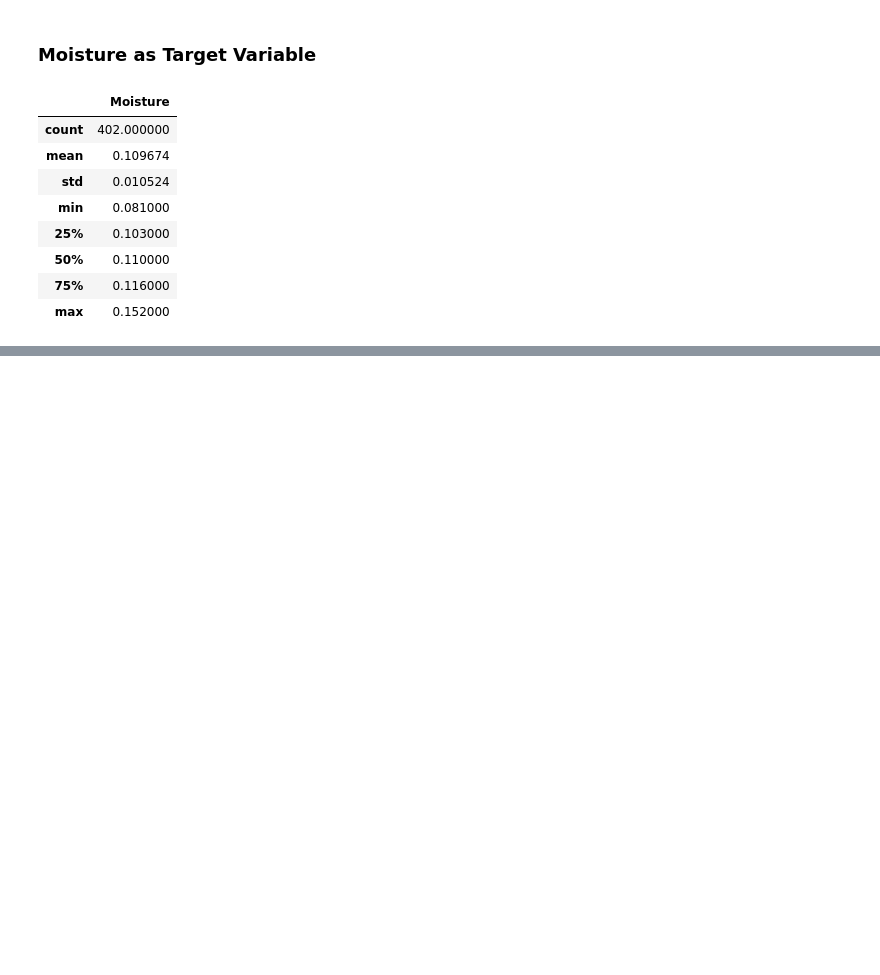
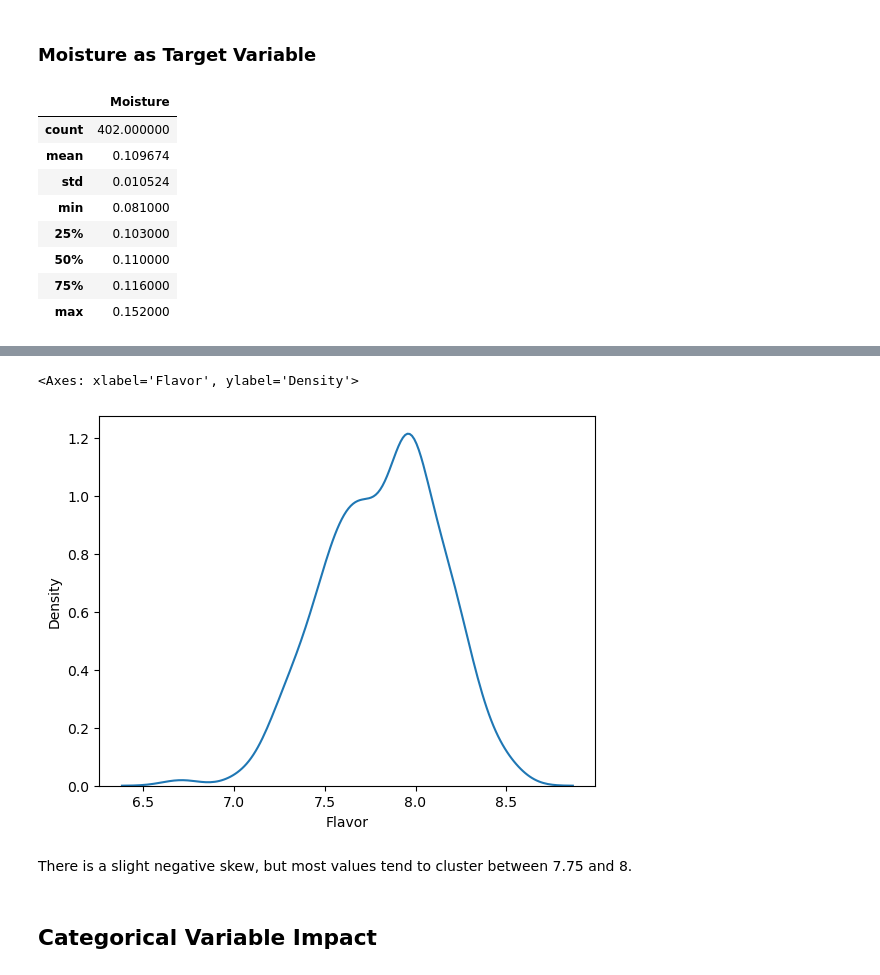
Before and after one commit to ashritakodali/coffee_quality_analysis, a Jupyter notebook: linear_regression.ipynb, the cells around one changed output, grey strips where cells are left out. Cells and saved outputs as stored; diff of their text form; code cells hidden in the pictures; blank space fills up the shorter version.

```diff
--- a/linear_regression.ipynb
+++ b/linear_regression.ipynb
@@ -65,0 +116,9 @@ coffee[['Moisture']].describe()
+# %%
+sns.kdeplot(good['Flavor'])
+# %% [output]
+<Axes: xlabel='Flavor', ylabel='Density'>
+[figure, added]
+# %% [markdown]
+There is a slight negative skew, but most values tend to cluster between 7.75 and 8.
+# %% [markdown]
+## Categorical Variable Impact
```
Also changed, not shown: parts of 25 cells of this notebook.
